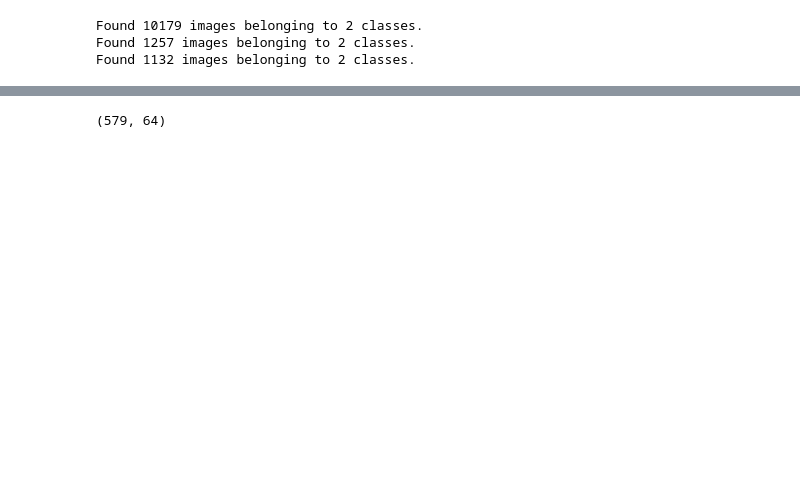
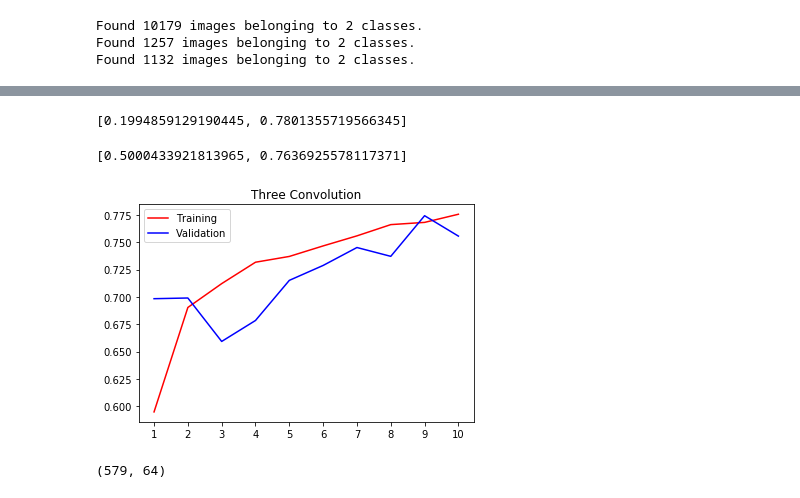
Before and after one commit to carlosezmz/Steel-Defects-Classification, a Jupyter notebook: Experimental.ipynb, the cells around one changed output, grey strips where cells are left out. Drawn from its saved outputs; the diff is of its cells as text; code cells hidden in the pictures; blank space fills up the shorter version.

```diff
--- a/Experimental.ipynb
+++ b/Experimental.ipynb
@@ -323,0 +465,20 @@ Epoch 4/10
+# %%
+conv_model2 = Sequential()
+
+conv_model2.add(Conv2D(32, (3, 3), input_shape=(150, 150, 3), activation='relu', padding='same'))
+conv_model2.add(MaxPool2D((2, 2)))
+conv_model2.add(Conv2D(64, (3, 3), activation='relu', padding='same'))
+conv_model2.add(MaxPool2D((2, 2)))
+conv_model2.add(Conv2D(128, (3, 3), activation='relu', padding='same'))
+conv_model2.add(MaxPool2D((2, 2)))
+# conv_model2.add(Conv2D(128, (3, 3), activation='relu', padding='same'))
+# conv_model2.add(MaxPool2D((2, 2)))
+# conv_model2.add(Conv2D(256, (3, 3), activation='relu', padding='same'))
+# conv_model2.add(MaxPool2D((2, 2)))
+conv_model2.add(Flatten())
+conv_model2.add(Dense(512, activation='relu'))
+conv_model2.add(Dense(2, activation='sigmoid'))
+
+
+
+conv_model2.compile(loss='binary_crossentropy', optimizer='sgd', metrics=['acc'])
@@ -323,0 +505,6 @@ Epoch 4/10
+# %%
+history_conv2 = conv_model2.fit_generator(trn_gen,
+                              steps_per_epoch=200,
+                              validation_data=val_gen,
+                              validation_steps=50,
+                              epochs=10)
@@ -324,3 +532,15 @@ Epoch 4/10
+# %%
+conv_model2.evaluate_generator(trn_gen)
+# %% [output]
+[0.1994859129190445, 0.7801355719566345]
+# %%
+conv_model2.evaluate_generator(val_gen)
+# %% [output]
+[0.5000433921813965, 0.7636925578117371]
+# %%
+plot_training(history_conv2, 'Three Convolution')
+# %% [output]
+[figure, added]
 # %%
 class BalancedDataGenerator(Sequence):
     """ImageDataGenerator + RandomOversampling"""
```
Also changed, not shown: parts of 23 cells of this notebook, 5 other files.
